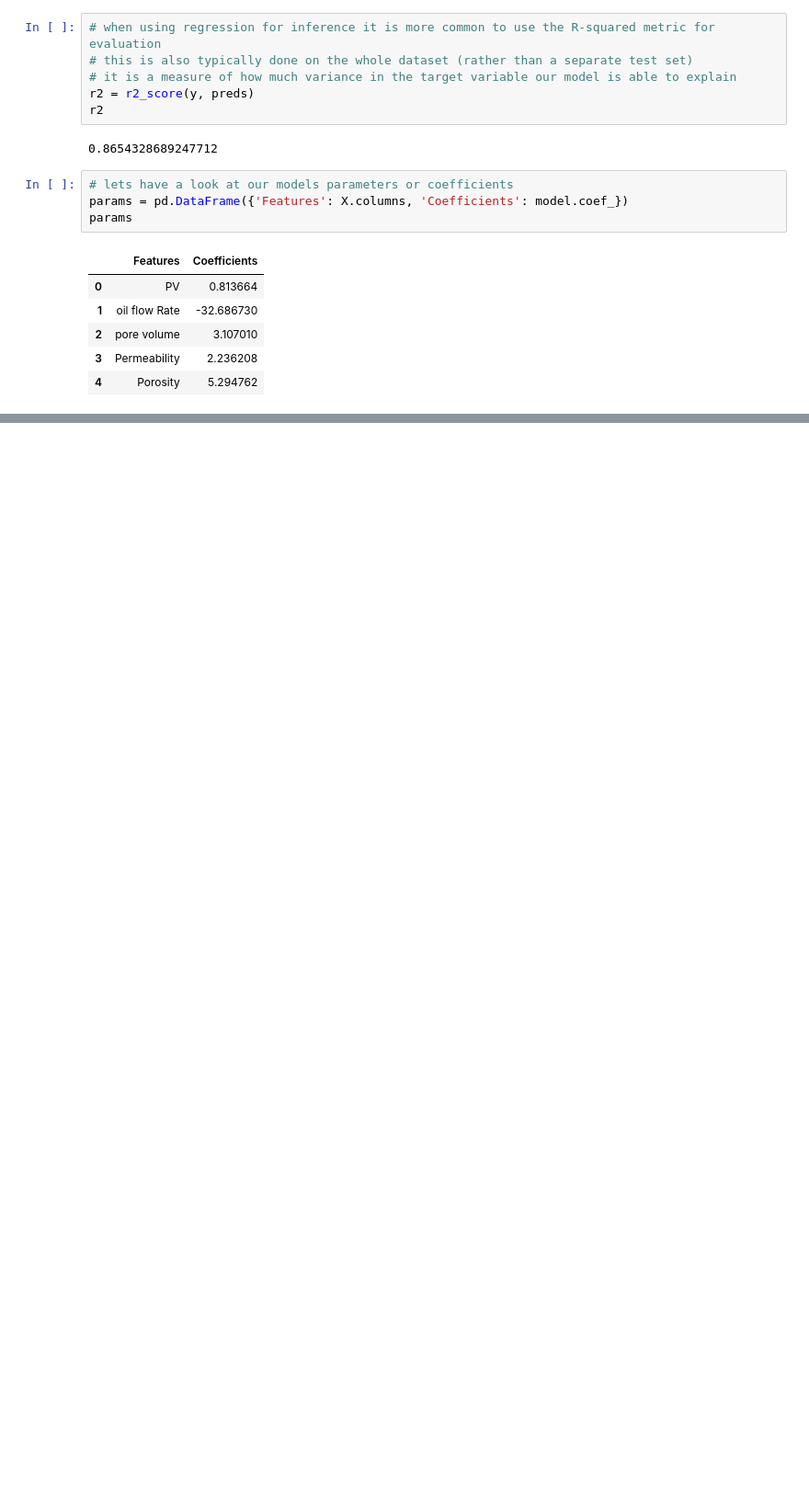
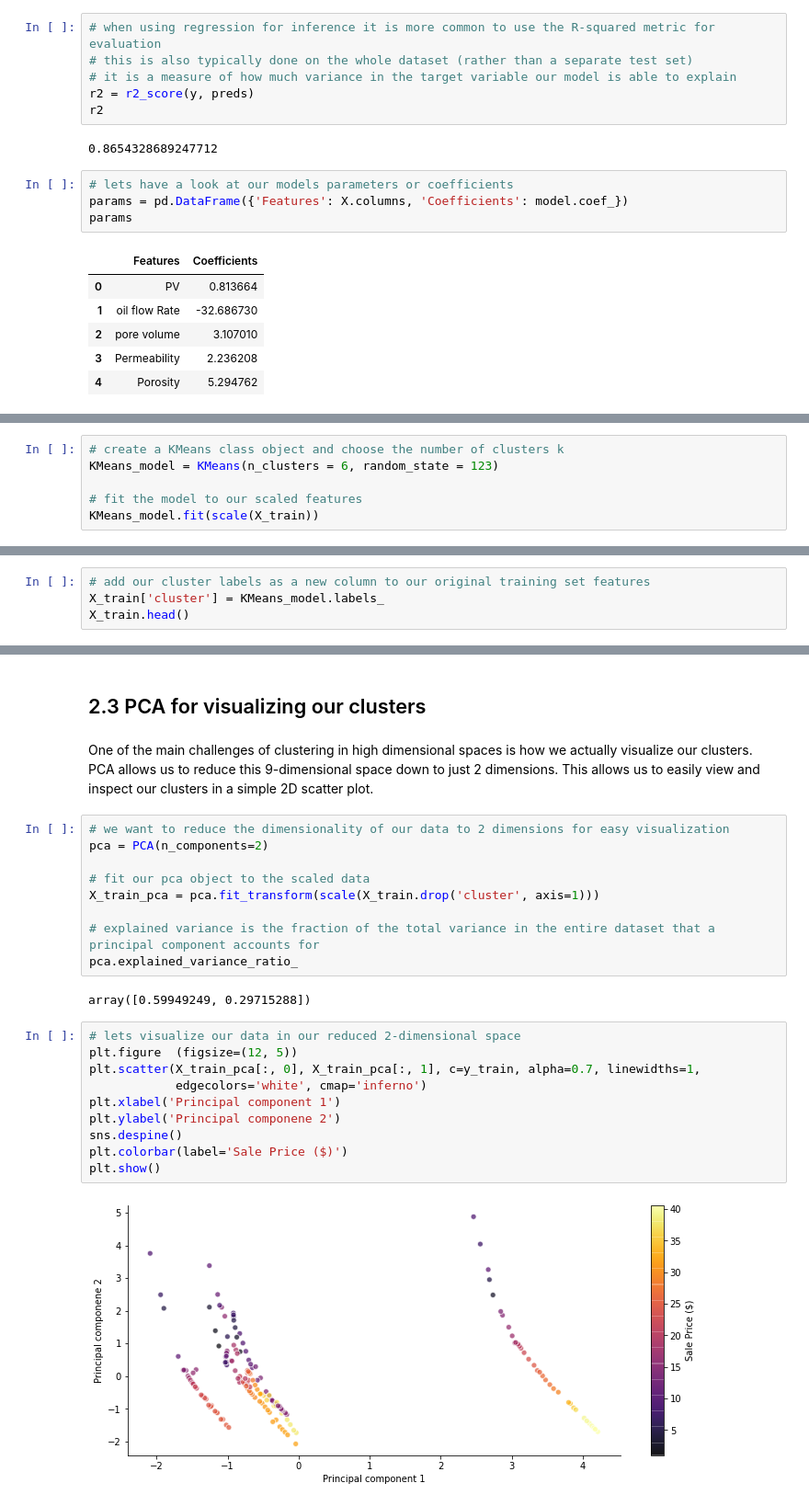
Before and after one commit to acse-srm3018/FoamCO2Prediction, a Jupyter notebook: src_python/foamprediction.ipynb, the cells around one changed output, grey strips where cells are left out. Shown: that part at 92% size. Drawn from its saved outputs; the diff is of its cells as text; blank space fills up the shorter version.

```diff
--- a/src_python/foamprediction.ipynb
+++ b/src_python/foamprediction.ipynb
@@ -260,0 +283,6 @@ params
+# %%
+# create a KMeans class object and choose the number of clusters k
+KMeans_model = KMeans(n_clusters = 6, random_state = 123)
+
+# fit the model to our scaled features
+KMeans_model.fit(scale(X_train))
@@ -260,0 +295,4 @@ params
+# %%
+# add our cluster labels as a new column to our original training set features
+X_train['cluster'] = KMeans_model.labels_
+X_train.head()
@@ -260,0 +310,27 @@ params
+# %% [markdown]
+## 2.3 PCA for visualizing our clusters
+# %% [markdown]
+One of the main challenges of clustering in high dimensional spaces is how we actually visualize our clusters. PCA allows us to reduce this 9-dimensional space down to just 2 dimensions. This allows us to easily view and inspect our clusters in a simple 2D scatter plot.
+# %%
+# we want to reduce the dimensionality of our data to 2 dimensions for easy visualization
+pca = PCA(n_components=2)
+
+# fit our pca object to the scaled data
+X_train_pca = pca.fit_transform(scale(X_train.drop('cluster', axis=1)))
+
+# explained variance is the fraction of the total variance in the entire dataset that a principal component accounts for
+pca.explained_variance_ratio_
+# %% [output]
+array([0.59949249, 0.29715288])
+# %%
+# lets visualize our data in our reduced 2-dimensional space
+plt.figure  (figsize=(12, 5))
+plt.scatter(X_train_pca[:, 0], X_train_pca[:, 1], c=y_train, alpha=0.7, linewidths=1,
+            edgecolors='white', cmap='inferno')
+plt.xlabel('Principal component 1')
+plt.ylabel('Principal componene 2')
+sns.despine()
+plt.colorbar(label='Sale Price ($)')
+plt.show()
+# %% [output]
+[figure, added]
```
Also changed, not shown: parts of 23 cells of this notebook.
